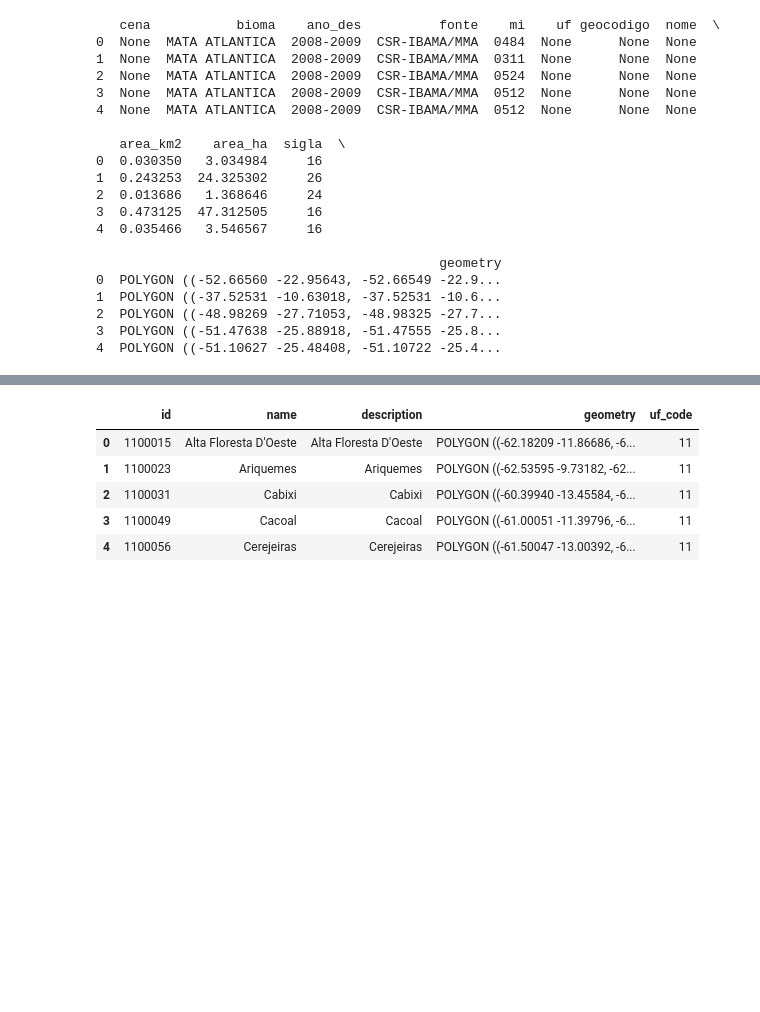
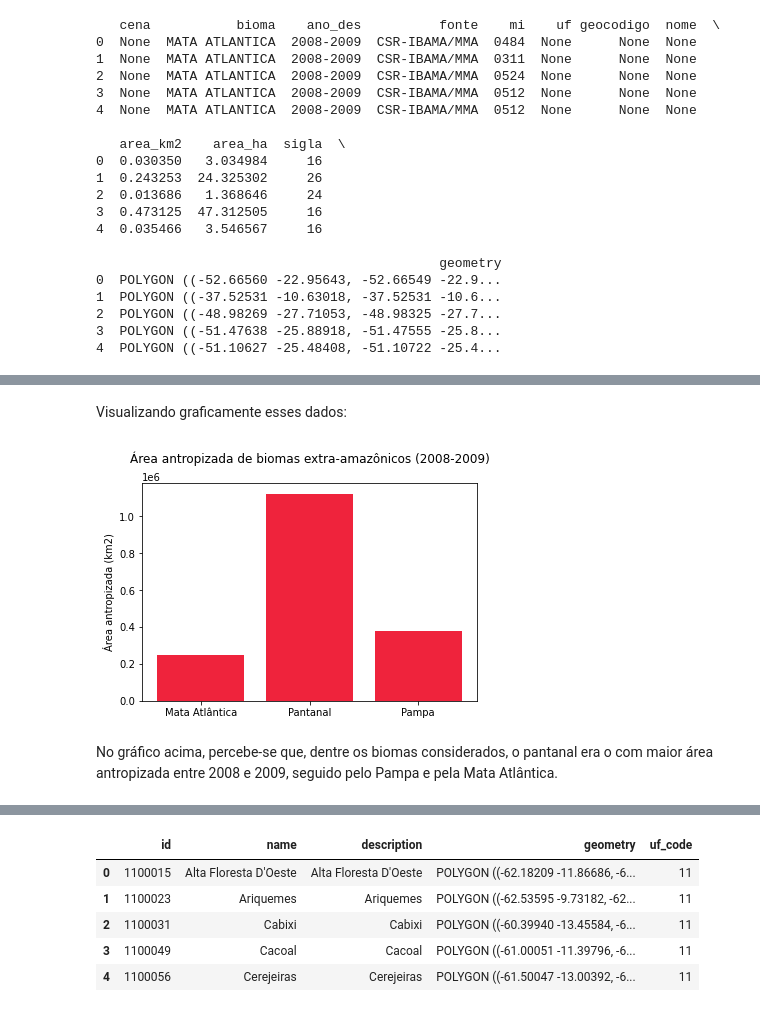
Before and after one commit to Perez-Amanda/Banco_de_Dados-A2, a Jupyter notebook: migrations.ipynb, the cells around one changed output, grey strips where cells are left out. Saved outputs shown, nothing was run; the diff lists cells and outputs as text; code cells hidden in the pictures; blank space fills up the shorter version.

```diff
--- a/migrations.ipynb
+++ b/migrations.ipynb
@@ -219,0 +342,13 @@ print(mata_atl.head())
+# %% [markdown]
+Visualizando graficamente esses dados:
+# %%
+biom = ['Mata Atlântica', 'Pantanal', 'Pampa']
+areas = [area_mata, area_pantanal, area_pampa]
+plt.bar(biom, areas, color='#ef233c')
+plt.ylabel('Área antropizada (km2)')
+plt.title('Área antropizada de biomas extra-amazônicos (2008-2009)\n')
+plt.show()
+# %% [output]
+[figure, added]
+# %% [markdown]
+No gráfico acima, percebe-se que, dentre os biomas considerados, o pantanal era o com maior área antropizada entre 2008 e 2009, seguido pelo Pampa e pela Mata Atlântica.
```
Also changed, not shown: parts of 29 cells of this notebook.
